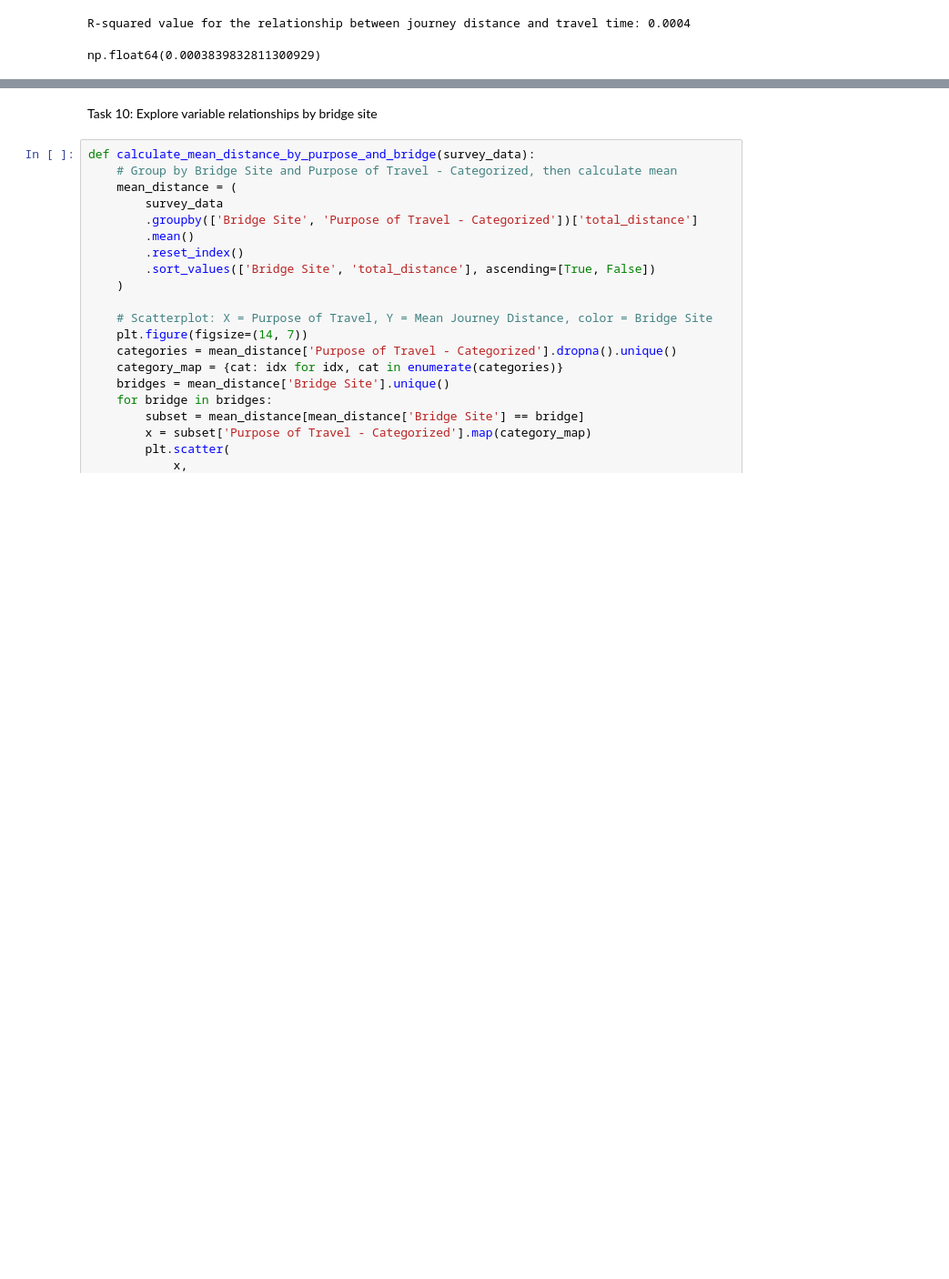
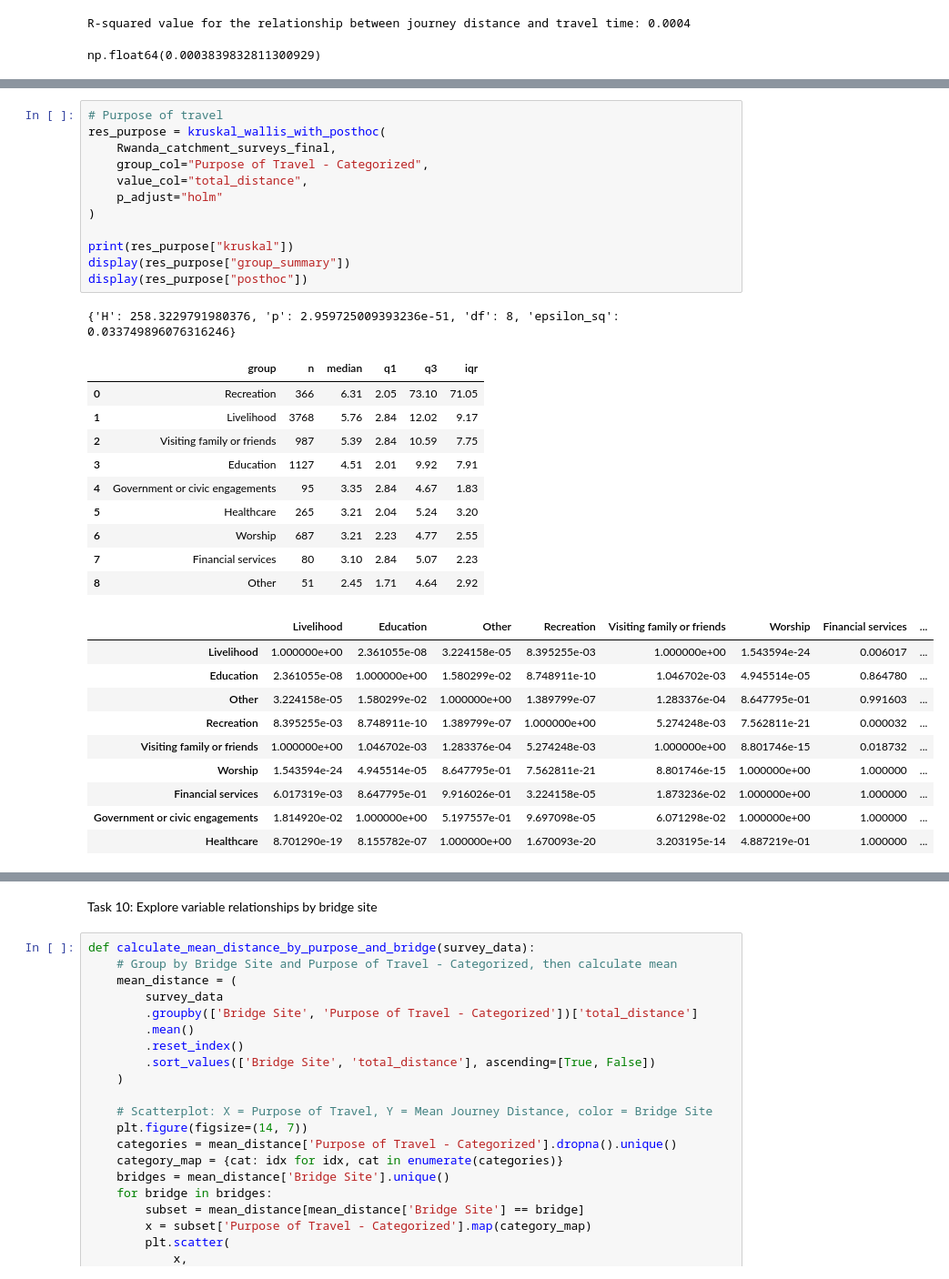
Before and after one commit to bridgestoprosperity/general-data, a Jupyter notebook: notebooks/catchment-analysis/admin-3-4-matching.ipynb, the cells around one changed output, grey strips where cells are left out. Shown at 91% size. Saved outputs shown, nothing was run; the diff lists cells and outputs as text; blank space fills up the shorter version.

Commit message:
Built out statistical tests of catchment survey responses

```diff
--- a/notebooks/catchment-analysis/admin-3-4-matching.ipynb
+++ b/notebooks/catchment-analysis/admin-3-4-matching.ipynb
@@ -1303,0 +1513,34 @@ np.float64(0.0003839832811300929)
+# %%
+# Purpose of travel
+res_purpose = kruskal_wallis_with_posthoc(
+    Rwanda_catchment_surveys_final,
+    group_col="Purpose of Travel - Categorized",
+    value_col="total_distance",
+    p_adjust="holm"
+)
+
+print(res_purpose["kruskal"])
+display(res_purpose["group_summary"])
+display(res_purpose["posthoc"])
+# %% [output]
+{'H': 258.3229791980376, 'p': 2.959725009393236e-51, 'df': 8, 'epsilon_sq': 0.033749896076316246}
+|  | group | n | median | q1 | q3 | iqr |
+| 0 | Recreation | 366 | 6.31 | 2.05 | 73.10 | 71.05 |
+| 1 | Livelihood | 3768 | 5.76 | 2.84 | 12.02 | 9.17 |
+| 2 | Visiting family or friends | 987 | 5.39 | 2.84 | 10.59 | 7.75 |
+| 3 | Education | 1127 | 4.51 | 2.01 | 9.92 | 7.91 |
+| 4 | Government or civic engagements | 95 | 3.35 | 2.84 | 4.67 | 1.83 |
+| 5 | Healthcare | 265 | 3.21 | 2.04 | 5.24 | 3.20 |
+| 6 | Worship | 687 | 3.21 | 2.23 | 4.77 | 2.55 |
+| 7 | Financial services | 80 | 3.10 | 2.84 | 5.07 | 2.23 |
+| 8 | Other | 51 | 2.45 | 1.71 | 4.64 | 2.92 |
+|  | Livelihood | Education | Other | Recreation | Visiting family or friends | Worship | Financial services | ... |
+| Livelihood | 1.000000e+00 | 2.361055e-08 | 3.224158e-05 | 8.395255e-03 | 1.000000e+00 | 1.543594e-24 | 0.006017 | ... |
+| Education | 2.361055e-08 | 1.000000e+00 | 1.580299e-02 | 8.748911e-10 | 1.046702e-03 | 4.945514e-05 | 0.864780 | ... |
+| Other | 3.224158e-05 | 1.580299e-02 | 1.000000e+00 | 1.389799e-07 | 1.283376e-04 | 8.647795e-01 | 0.991603 | ... |
+| Recreation | 8.395255e-03 | 8.748911e-10 | 1.389799e-07 | 1.000000e+00 | 5.274248e-03 | 7.562811e-21 | 0.000032 | ... |
+| Visiting family or friends | 1.000000e+00 | 1.046702e-03 | 1.283376e-04 | 5.274248e-03 | 1.000000e+00 | 8.801746e-15 | 0.018732 | ... |
+| Worship | 1.543594e-24 | 4.945514e-05 | 8.647795e-01 | 7.562811e-21 | 8.801746e-15 | 1.000000e+00 | 1.000000 | ... |
+| Financial services | 6.017319e-03 | 8.647795e-01 | 9.916026e-01 | 3.224158e-05 | 1.873236e-02 | 1.000000e+00 | 1.000000 | ... |
+| Government or civic engagements | 1.814920e-02 | 1.000000e+00 | 5.197557e-01 | 9.697098e-05 | 6.071298e-02 | 1.000000e+00 | 1.000000 | ... |
+| Healthcare | 8.701290e-19 | 8.155782e-07 | 1.000000e+00 | 1.670093e-20 | 3.203195e-14 | 4.887219e-01 | 1.000000 | ... |
```
Also changed, not shown: parts of 10 cells of this notebook.
